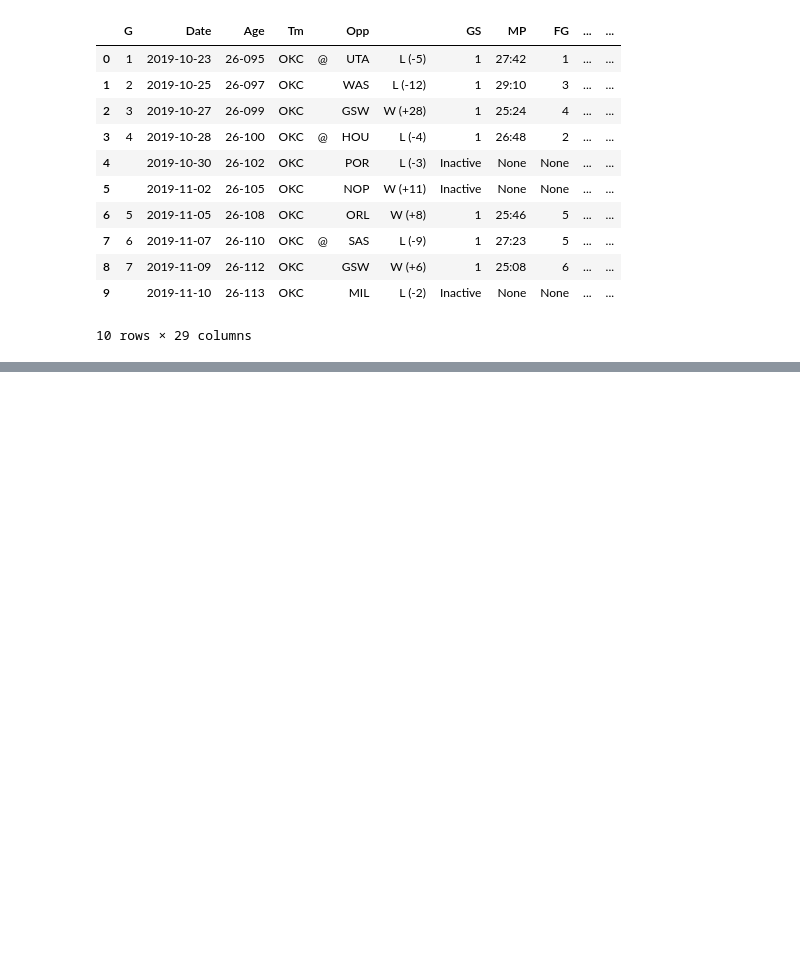
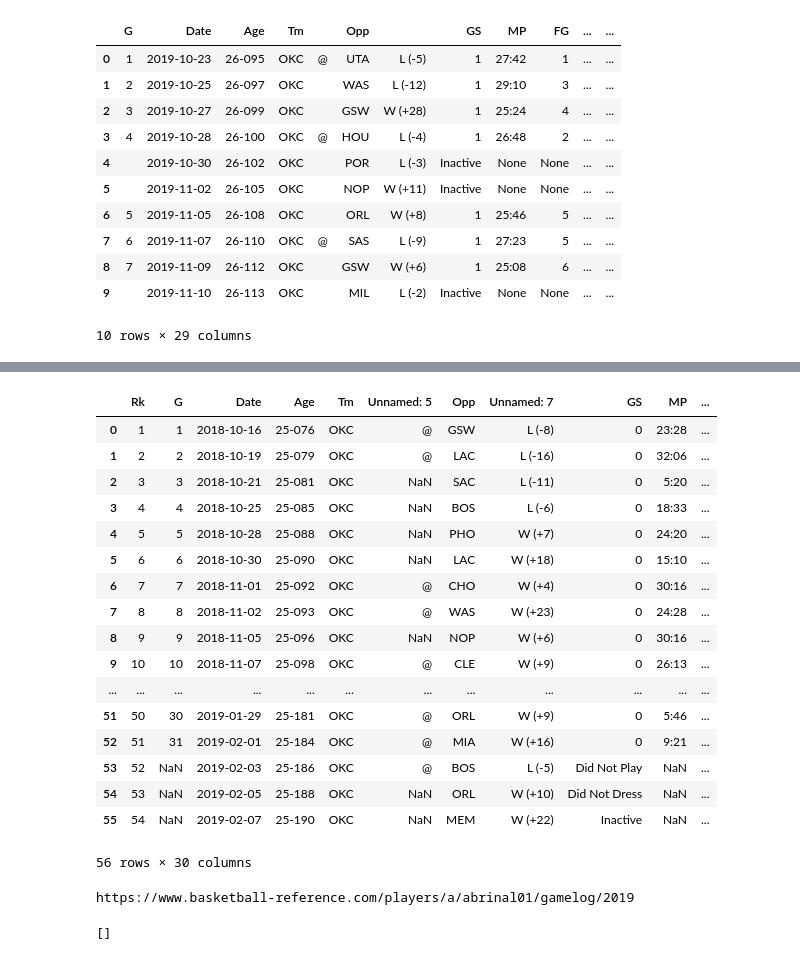
Before and after one commit to Carterbouley/nba_simulation, a Jupyter notebook: Scraping.ipynb, the cells around one changed output, grey strips where cells are left out. Cells and saved outputs as stored; diff of their text form; code cells hidden in the pictures; blank space fills up the shorter version.

```diff
--- a/Scraping.ipynb
+++ b/Scraping.ipynb
@@ -152,0 +262,22 @@ rows
+# %%
+df = pd.read_html('https://www.basketball-reference.com/players/a/abrinal01/gamelog/2019')[7]
+df
+# %% [output]
+|  | Rk | G | Date | Age | Tm | Unnamed: 5 | Opp | Unnamed: 7 | GS | MP | ... |
+| 0 | 1 | 1 | 2018-10-16 | 25-076 | OKC | @ | GSW | L (-8) | 0 | 23:28 | ... |
+| 1 | 2 | 2 | 2018-10-19 | 25-079 | OKC | @ | LAC | L (-16) | 0 | 32:06 | ... |
+| 2 | 3 | 3 | 2018-10-21 | 25-081 | OKC | NaN | SAC | L (-11) | 0 | 5:20 | ... |
+| 3 | 4 | 4 | 2018-10-25 | 25-085 | OKC | NaN | BOS | L (-6) | 0 | 18:33 | ... |
+| 4 | 5 | 5 | 2018-10-28 | 25-088 | OKC | NaN | PHO | W (+7) | 0 | 24:20 | ... |
+| 5 | 6 | 6 | 2018-10-30 | 25-090 | OKC | NaN | LAC | W (+18) | 0 | 15:10 | ... |
+| 6 | 7 | 7 | 2018-11-01 | 25-092 | OKC | @ | CHO | W (+4) | 0 | 30:16 | ... |
+| 7 | 8 | 8 | 2018-11-02 | 25-093 | OKC | @ | WAS | W (+23) | 0 | 24:28 | ... |
+| 8 | 9 | 9 | 2018-11-05 | 25-096 | OKC | NaN | NOP | W (+6) | 0 | 30:16 | ... |
+| 9 | 10 | 10 | 2018-11-07 | 25-098 | OKC | @ | CLE | W (+9) | 0 | 26:13 | ... |
+| ... | ... | ... | ... | ... | ... | ... | ... | ... | ... | ... | ... |
+| 51 | 50 | 30 | 2019-01-29 | 25-181 | OKC | @ | ORL | W (+9) | 0 | 5:46 | ... |
+| 52 | 51 | 31 | 2019-02-01 | 25-184 | OKC | @ | MIA | W (+16) | 0 | 9:21 | ... |
+| 53 | 52 | NaN | 2019-02-03 | 25-186 | OKC | @ | BOS | L (-5) | Did Not Play | NaN | ... |
+| 54 | 53 | NaN | 2019-02-05 | 25-188 | OKC | NaN | ORL | W (+10) | Did Not Dress | NaN | ... |
+| 55 | 54 | NaN | 2019-02-07 | 25-190 | OKC | NaN | MEM | W (+22) | Inactive | NaN | ... |
+56 rows × 30 columns
@@ -152,0 +290,8 @@ rows
+# %%
+print(('https://www.basketball-reference.com/players/{}/{}/gamelog/{}').format(letter, player, year))
+# %% [output]
+https://www.basketball-reference.com/players/a/abrinal01/gamelog/2019
+# %%
+total_player_dfs
+# %% [output]
+[]
```
Also changed, not shown: parts of 24 cells of this notebook.
